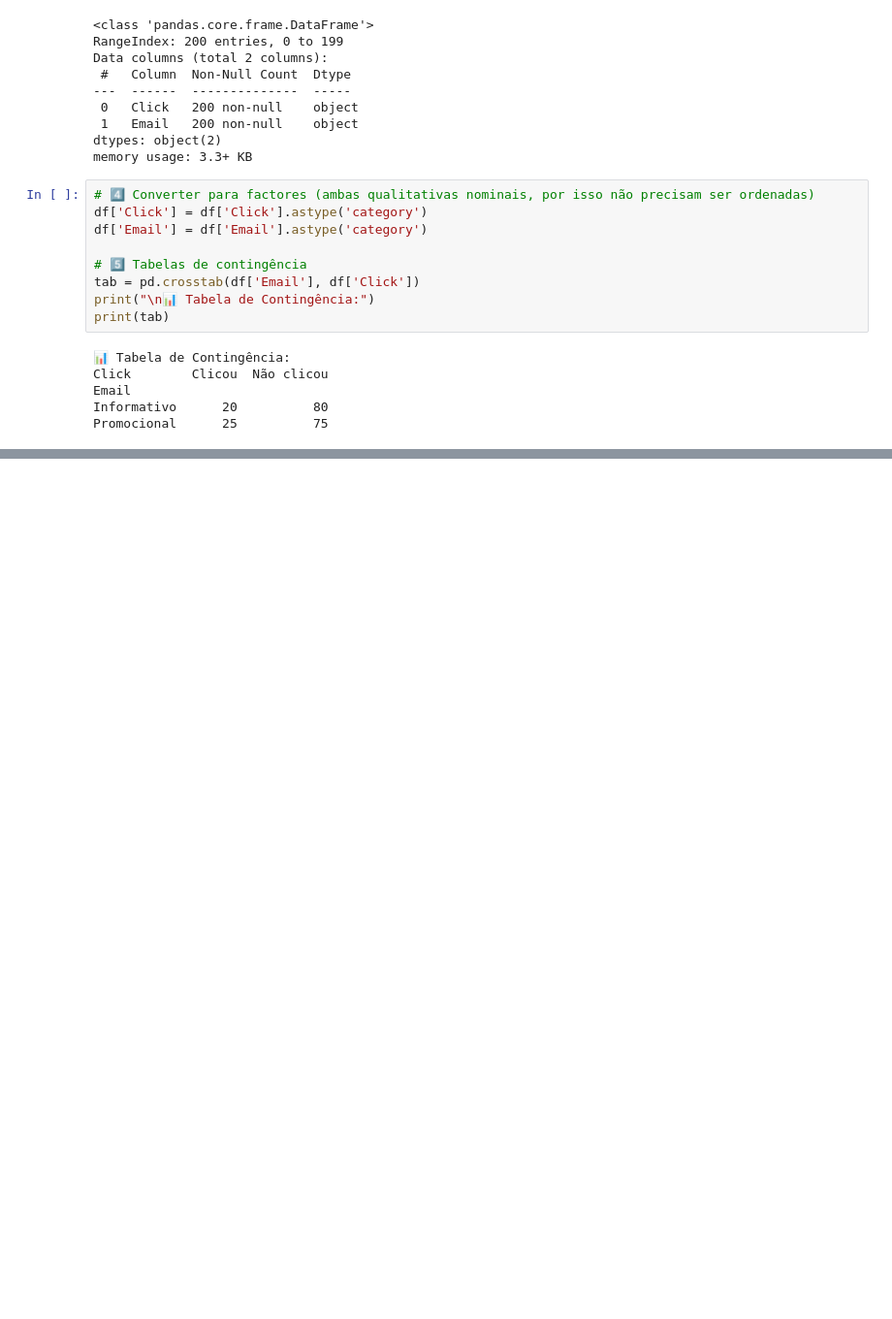
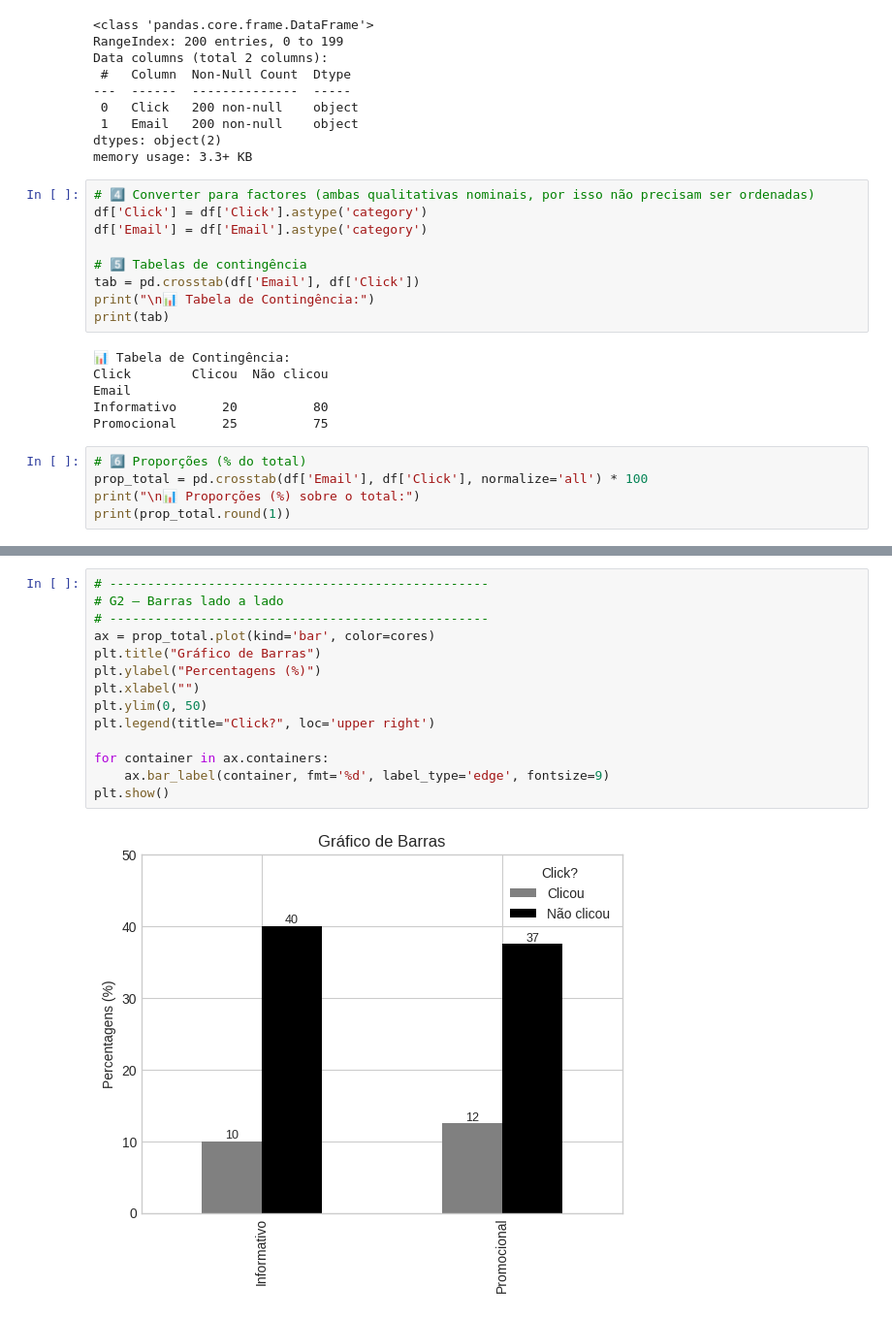
Before and after one commit to RuiRodrigues-lab/DataScienceFE, a Jupyter notebook: CP4_3.ipynb, the cells around one changed output, grey strips where cells are left out. Shown: that part at 97% size. Cells and saved outputs as stored; diff of their text form; blank space fills up the shorter version.

```diff
--- a/CP4_3.ipynb
+++ b/CP4_3.ipynb
@@ -55,3 +55,8 @@ Click        Clicou  Não clicou
 Email
 Informativo      20          80
 Promocional      25          75
+# %%
+# 6️⃣ Proporções (% do total)
+prop_total = pd.crosstab(df['Email'], df['Click'], normalize='all') * 100
+print("\n📊 Proporções (%) sobre o total:")
+print(prop_total.round(1))
@@ -57,0 +92,16 @@ Promocional      25          75
+# %%
+# --------------------------------------------------
+# G2 — Barras lado a lado
+# --------------------------------------------------
+ax = prop_total.plot(kind='bar', color=cores)
+plt.title("Gráfico de Barras")
+plt.ylabel("Percentagens (%)")
+plt.xlabel("")
+plt.ylim(0, 50)
+plt.legend(title="Click?", loc='upper right')
+
+for container in ax.containers:
+    ax.bar_label(container, fmt='%d', label_type='edge', fontsize=9)
+plt.show()
+# %% [output]
+[figure, added]
```
Also changed, not shown: parts of 2 cells of this notebook.
